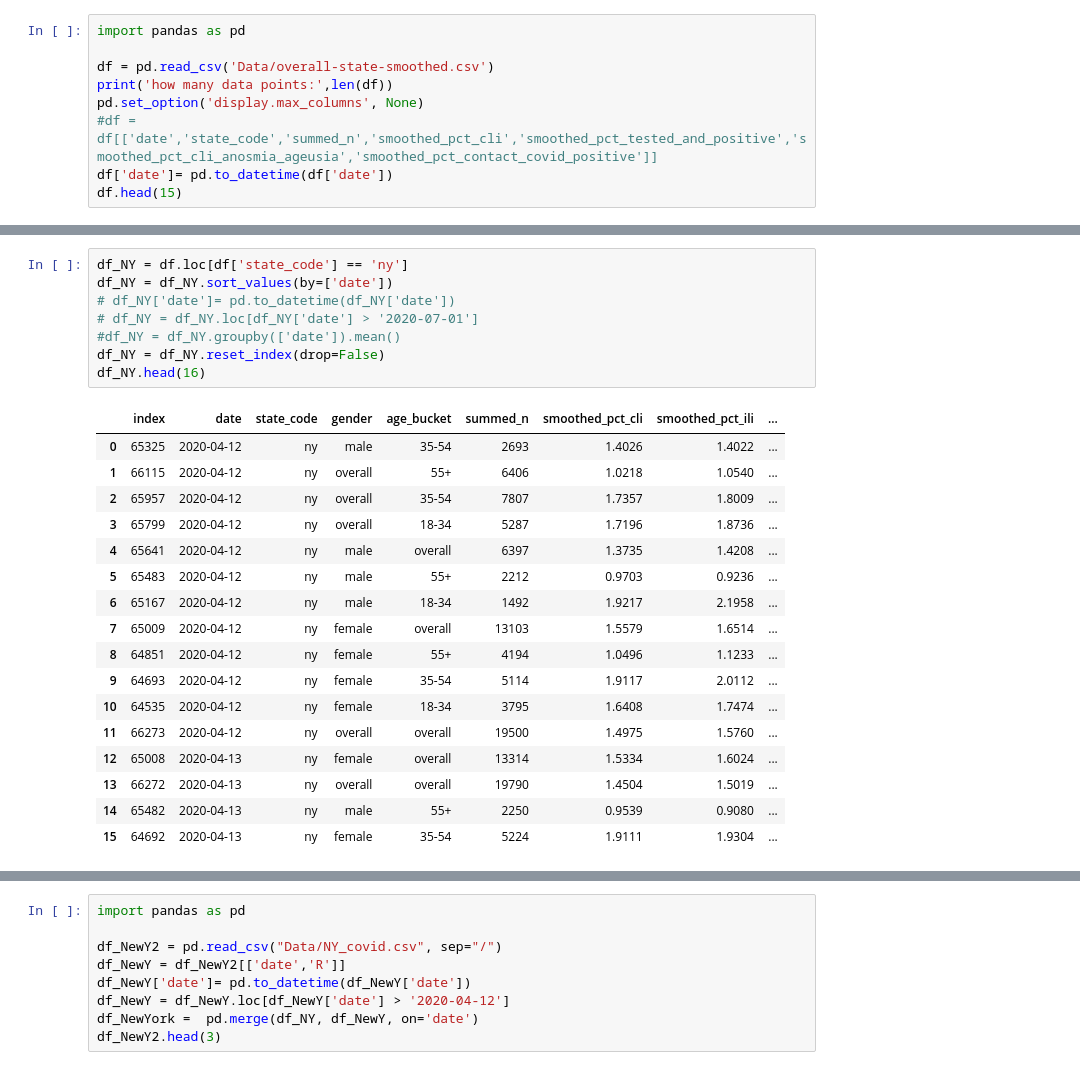
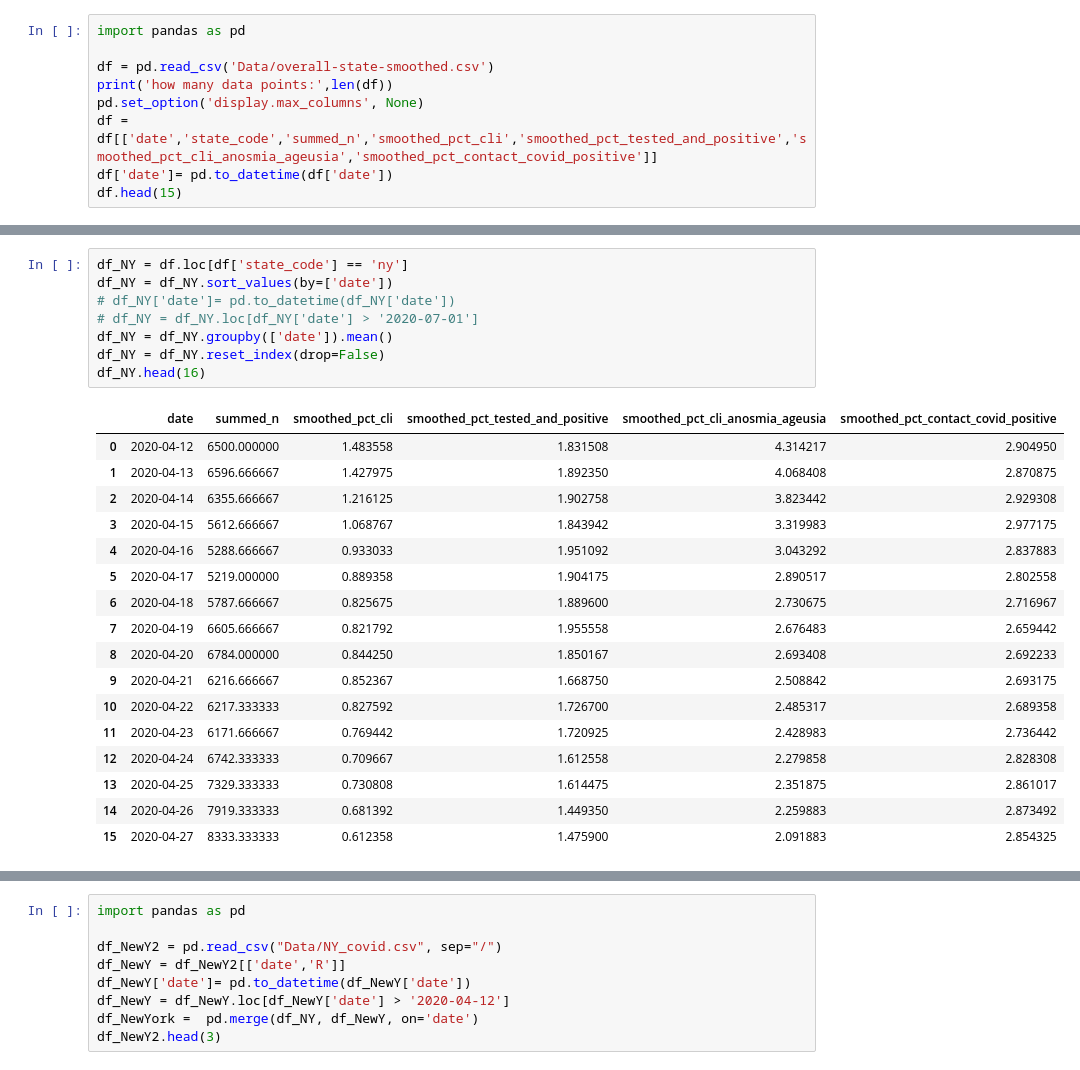
Before and after one commit to 10Exahertz/COVID_challenge, a Jupyter notebook: covid_challenge1.py.ipynb, the cells around one changed output, grey strips where cells are left out. Saved outputs shown, nothing was run; the diff lists cells and outputs as text.

```diff
--- a/covid_challenge1.py.ipynb
+++ b/covid_challenge1.py.ipynb
@@ -4,7 +4,7 @@ import pandas as pd
 df = pd.read_csv('Data/overall-state-smoothed.csv')
 print('how many data points:',len(df))
 pd.set_option('display.max_columns', None)
-#df = df[['date','state_code','summed_n','smoothed_pct_cli','smoothed_pct_tested_and_positive','smoothed_pct_cli_anosmia_ageusia','smoothed_pct_contact_covid_positive']]
+df = df[['date','state_code','summed_n','smoothed_pct_cli','smoothed_pct_tested_and_positive','smoothed_pct_cli_anosmia_ageusia','smoothed_pct_contact_covid_positive']]
 df['date']= pd.to_datetime(df['date'])
 df.head(15)
 # %% [output]
@@ -28,29 +28,29 @@ how many data points: 96839
 # %%
 df_NY = df.loc[df['state_code'] == 'ny']
 df_NY = df_NY.sort_values(by=['date'])
 # df_NY['date']= pd.to_datetime(df_NY['date'])
 # df_NY = df_NY.loc[df_NY['date'] > '2020-07-01']
-#df_NY = df_NY.groupby(['date']).mean()
+df_NY = df_NY.groupby(['date']).mean()
 df_NY = df_NY.reset_index(drop=False)
 df_NY.head(16)
 # %% [output]
-|  | index | date | state_code | gender | age_bucket | summed_n | smoothed_pct_cli | smoothed_pct_ili | ... |
-| 0 | 65325 | 2020-04-12 | ny | male | 35-54 | 2693 | 1.4026 | 1.4022 | ... |
-| 1 | 66115 | 2020-04-12 | ny | overall | 55+ | 6406 | 1.0218 | 1.0540 | ... |
-| 2 | 65957 | 2020-04-12 | ny | overall | 35-54 | 7807 | 1.7357 | 1.8009 | ... |
-| 3 | 65799 | 2020-04-12 | ny | overall | 18-34 | 5287 | 1.7196 | 1.8736 | ... |
-| 4 | 65641 | 2020-04-12 | ny | male | overall | 6397 | 1.3735 | 1.4208 | ... |
-| 5 | 65483 | 2020-04-12 | ny | male | 55+ | 2212 | 0.9703 | 0.9236 | ... |
-| 6 | 65167 | 2020-04-12 | ny | male | 18-34 | 1492 | 1.9217 | 2.1958 | ... |
-| 7 | 65009 | 2020-04-12 | ny | female | overall | 13103 | 1.5579 | 1.6514 | ... |
-| 8 | 64851 | 2020-04-12 | ny | female | 55+ | 4194 | 1.0496 | 1.1233 | ... |
-| 9 | 64693 | 2020-04-12 | ny | female | 35-54 | 5114 | 1.9117 | 2.0112 | ... |
-| 10 | 64535 | 2020-04-12 | ny | female | 18-34 | 3795 | 1.6408 | 1.7474 | ... |
-| 11 | 66273 | 2020-04-12 | ny | overall | overall | 19500 | 1.4975 | 1.5760 | ... |
-| 12 | 65008 | 2020-04-13 | ny | female | overall | 13314 | 1.5334 | 1.6024 | ... |
-| 13 | 66272 | 2020-04-13 | ny | overall | overall | 19790 | 1.4504 | 1.5019 | ... |
-| 14 | 65482 | 2020-04-13 | ny | male | 55+ | 2250 | 0.9539 | 0.9080 | ... |
-| 15 | 64692 | 2020-04-13 | ny | female | 35-54 | 5224 | 1.9111 | 1.9304 | ... |
+|  | date | summed_n | smoothed_pct_cli | smoothed_pct_tested_and_positive | smoothed_pct_cli_anosmia_ageusia | smoothed_pct_contact_covid_positive |
+| 0 | 2020-04-12 | 6500.000000 | 1.483558 | 1.831508 | 4.314217 | 2.904950 |
+| 1 | 2020-04-13 | 6596.666667 | 1.427975 | 1.892350 | 4.068408 | 2.870875 |
+| 2 | 2020-04-14 | 6355.666667 | 1.216125 | 1.902758 | 3.823442 | 2.929308 |
+| 3 | 2020-04-15 | 5612.666667 | 1.068767 | 1.843942 | 3.319983 | 2.977175 |
+| 4 | 2020-04-16 | 5288.666667 | 0.933033 | 1.951092 | 3.043292 | 2.837883 |
+| 5 | 2020-04-17 | 5219.000000 | 0.889358 | 1.904175 | 2.890517 | 2.802558 |
+| 6 | 2020-04-18 | 5787.666667 | 0.825675 | 1.889600 | 2.730675 | 2.716967 |
+| 7 | 2020-04-19 | 6605.666667 | 0.821792 | 1.955558 | 2.676483 | 2.659442 |
+| 8 | 2020-04-20 | 6784.000000 | 0.844250 | 1.850167 | 2.693408 | 2.692233 |
+| 9 | 2020-04-21 | 6216.666667 | 0.852367 | 1.668750 | 2.508842 | 2.693175 |
+| 10 | 2020-04-22 | 6217.333333 | 0.827592 | 1.726700 | 2.485317 | 2.689358 |
+| 11 | 2020-04-23 | 6171.666667 | 0.769442 | 1.720925 | 2.428983 | 2.736442 |
+| 12 | 2020-04-24 | 6742.333333 | 0.709667 | 1.612558 | 2.279858 | 2.828308 |
+| 13 | 2020-04-25 | 7329.333333 | 0.730808 | 1.614475 | 2.351875 | 2.861017 |
+| 14 | 2020-04-26 | 7919.333333 | 0.681392 | 1.449350 | 2.259883 | 2.873492 |
+| 15 | 2020-04-27 | 8333.333333 | 0.612358 | 1.475900 | 2.091883 | 2.854325 |
 # %%
 import numpy as np
 R0_est = []
```
Also changed, not shown: parts of 12 cells of this notebook.
